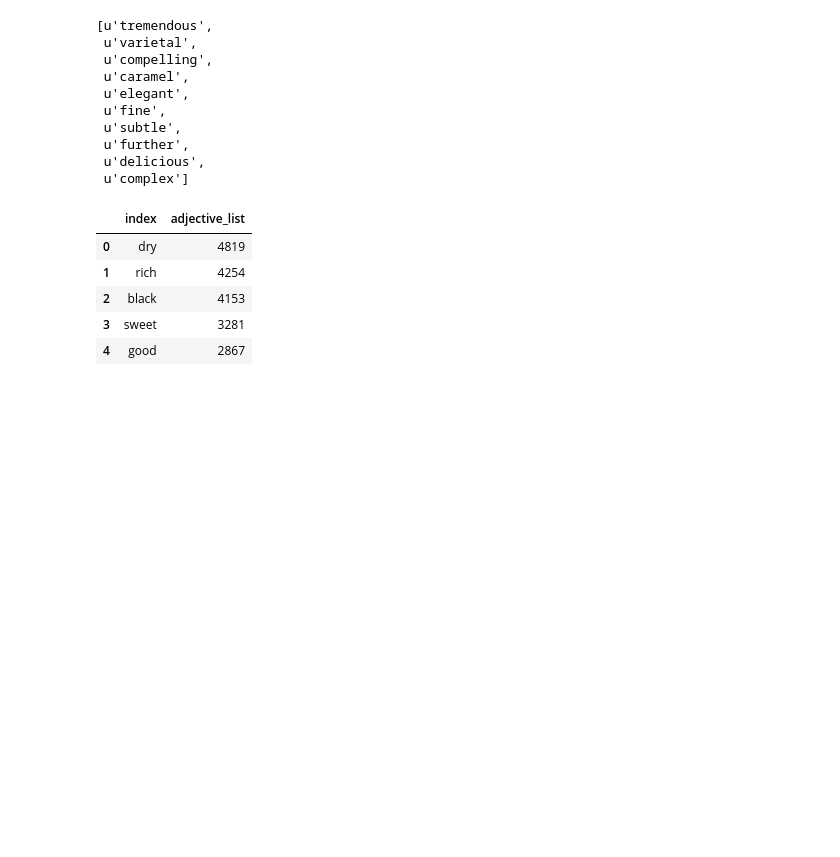
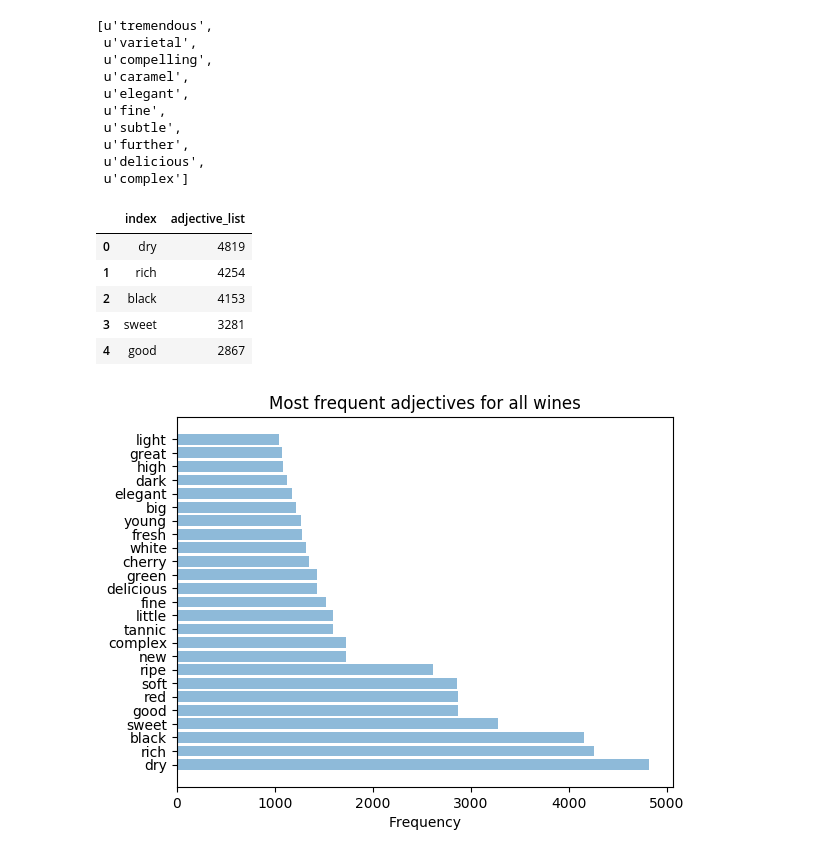
Before and after one commit to pavlafuxova/TFM, a Jupyter notebook: pos_tagger_informative_words.ipynb, the cells around one changed output. Cells and saved outputs as stored; diff of their text form; code cells hidden in the pictures; blank space fills up the shorter version.

Commit message:
barplot of most frequent adjectives

```diff
--- a/pos_tagger_informative_words.ipynb
+++ b/pos_tagger_informative_words.ipynb
@@ -85,3 +85,26 @@ df_adj.head()
 | 2 | black | 4153 |
 | 3 | sweet | 3281 |
 | 4 | good | 2867 |
+# %%
+# Barplot of the data
+import matplotlib.pyplot as plt
+import numpy as np
+
+plt.rcdefaults()
+fig, ax = plt.subplots()
+
+adjectives = tuple(df_adj['index'].tolist())[:25]
+adjectives = [TextBlob(i.decode('unicode-escape')) for i in adjectives]
+y_pos = np.arange(len(adjectives))
+performance = np.array(df_adj.adjective_list)[:25]
+error = np.random.rand(len(adjectives))
+
+
+plt.barh(y_pos, performance, align='center', alpha=0.5)
+plt.yticks(y_pos, adjectives)
+plt.xlabel('Frequency')
+plt.title('Most frequent adjectives for all wines')
+
+plt.show()
+# %% [output]
+[figure, added]
```
